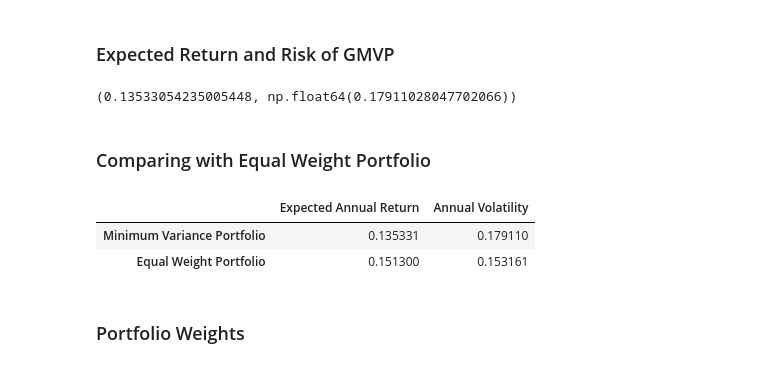
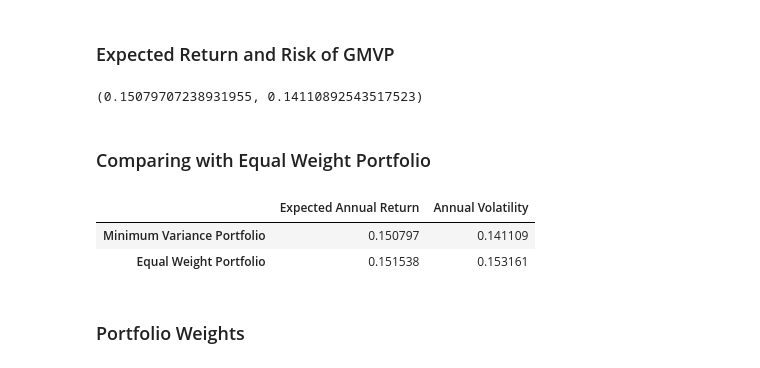
Before and after one commit to Enarb1/portfolio-optimization-eur, a Jupyter notebook: portfolio_optimization.ipynb, the cells around one changed output. Drawn from its saved outputs; the diff is of its cells as text; code cells hidden in the pictures.

Commit message:
Fix: fixed calculations. Now GMVP <= EW is True

```diff
--- a/portfolio_optimization.ipynb
+++ b/portfolio_optimization.ipynb
@@ -289,55 +290,37 @@ np.float64(1.0)
 ### Expected Return and Risk of GMVP
 # %%
 # Expected annual return
-minimum_variance_return = float(
-    minimum_variance_weights.values @ annual_expected_returns
-)
+gmvp_return = float(gmvp_weights.T @ annual_expected_returns)
 
 # Portfolio variance
-minimum_variance_variance = float(
-    minimum_variance_weights.values.T
-    @ annual_cov_matrix
-    @ minimum_variance_weights.values
-)
+gmvp_variance = float(gmvp_weights.T @ annual_cov_df @ gmvp_weights)
 
 # Portfolio volatility
-minimum_variance_volatility = np.sqrt(minimum_variance_variance)
+gmvp_volatility = float(np.sqrt(gmvp_variance))
 
-minimum_variance_return, minimum_variance_volatility
+gmvp_return, gmvp_volatility
 # %% [output]
-(0.13533054235005448, np.float64(0.17911028047702066))
+(0.15079707238931955, 0.14110892543517523)
 # %% [markdown]
 ### Comparing with Equal Weight Portfolio
 # %%
-# Equal-weight portfolio
-equal_weight_weights = np.ones(number_of_assets) / number_of_assets
+# Equal-weight portfolio as Series with labels
+equal_weight_weights = pd.Series(1/number_of_assets, index=tickers)
 
-equal_weight_return = float(equal_weight_weights @ annual_expected_returns)
-
-equal_weight_variance = float(
-    equal_weight_weights.T
-    @ annual_cov_matrix
-    @ equal_weight_weights
-)
-
-equal_weight_volatility = np.sqrt(equal_weight_variance)
+equal_weight_return = float(equal_weight_weights.T @ annual_expected_returns)
+equal_weight_variance = float(equal_weight_weights.T @ annual_cov_df @ equal_weight_weights)
+equal_weight_volatility = float(np.sqrt(equal_weight_variance))
 
 comparison_table = pd.DataFrame({
-    "Expected Annual Return": [
-        minimum_variance_return,
-        equal_weight_return
-    ],
-    "Annual Volatility": [
-        minimum_variance_volatility,
-        equal_weight_volatility
-    ]
+    "Expected Annual Return": [gmvp_return, equal_weight_return],
+    "Annual Volatility": [gmvp_volatility, equal_weight_volatility]
 }, index=["Minimum Variance Portfolio", "Equal Weight Portfolio"])
 
 comparison_table
 # %% [output]
 |  | Expected Annual Return | Annual Volatility |
-| Minimum Variance Portfolio | 0.135331 | 0.179110 |
-| Equal Weight Portfolio | 0.151300 | 0.153161 |
+| Minimum Variance Portfolio | 0.150797 | 0.141109 |
+| Equal Weight Portfolio | 0.151538 | 0.153161 |
 # %% [markdown]
 ### Portfolio Weights
 # %%
```
Also changed, not shown: parts of 7 cells of this notebook.
